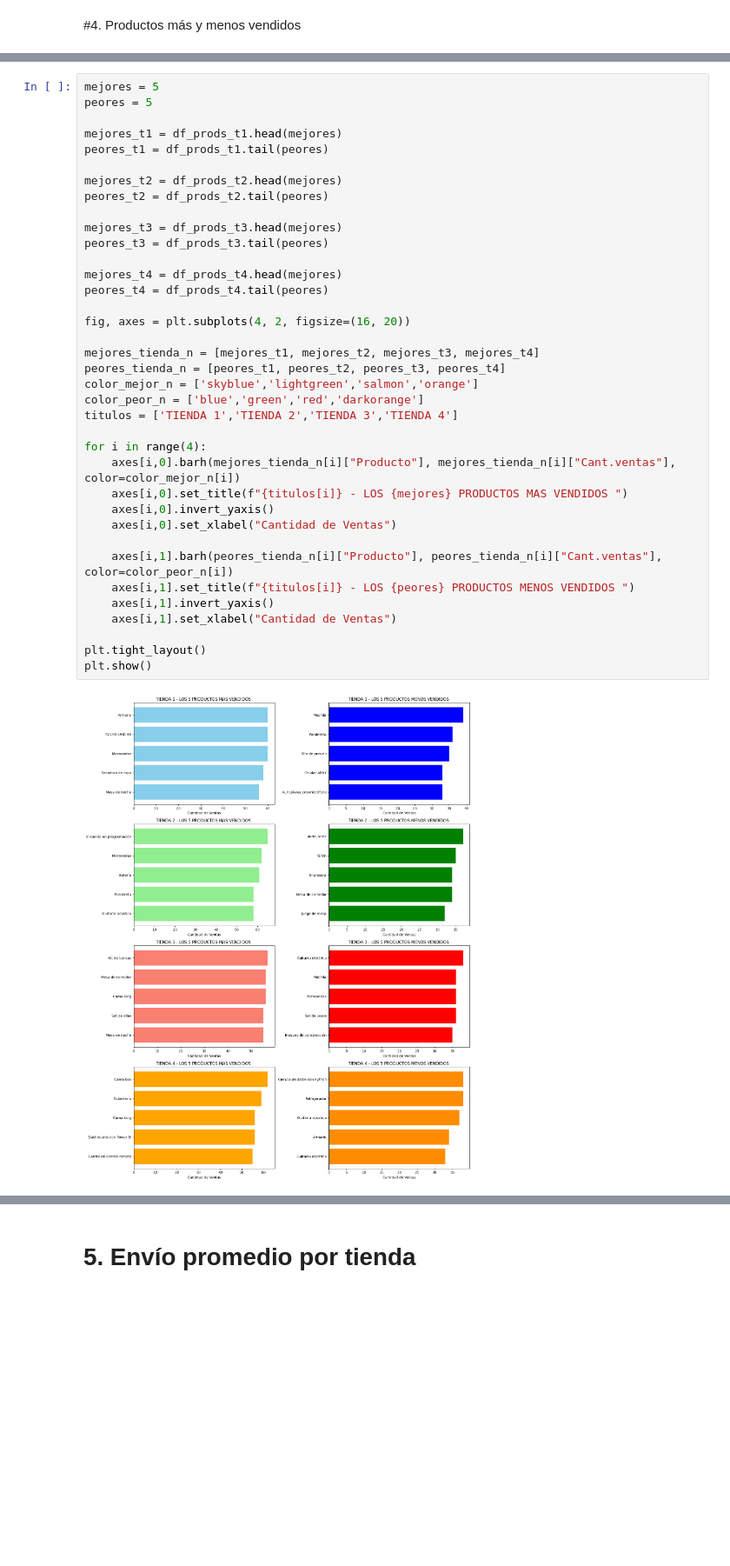
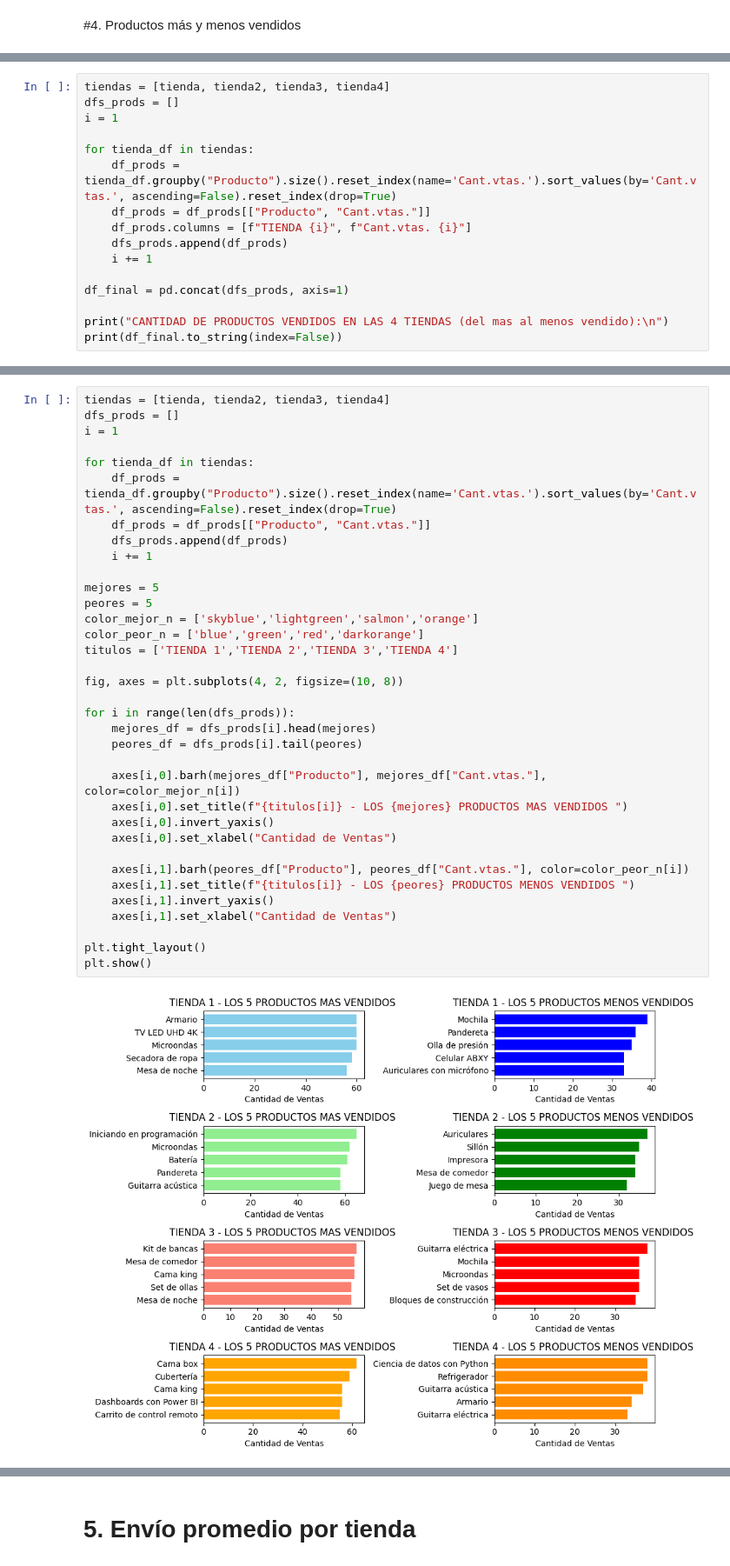
Before and after one commit to adriannr2020-commits/challenge1-data-science-latam, a Jupyter notebook: AluraStoreLatam.ipynb, the cells around one changed output, grey strips where cells are left out. Shown at 87% size. Saved outputs shown, nothing was run; the diff lists cells and outputs as text; blank space fills up the shorter version.

Commit message:
Mejora de codigo usando mas recursos. Analisis final y sugerencia

```diff
--- a/AluraStoreLatam.ipynb
+++ b/AluraStoreLatam.ipynb
@@ -303,0 +269,16 @@ Cantidad de productos vendidos en las 4 tiendas (del mas al menos vendido):
+# %%
+tiendas = [tienda, tienda2, tienda3, tienda4]
+dfs_prods = []
+i = 1
+
+for tienda_df in tiendas:
+    df_prods = tienda_df.groupby("Producto").size().reset_index(name='Cant.vtas.').sort_values(by='Cant.vtas.', ascending=False).reset_index(drop=True)
+    df_prods = df_prods[["Producto", "Cant.vtas."]]
+    df_prods.columns = [f"TIENDA {i}", f"Cant.vtas. {i}"]
+    dfs_prods.append(df_prods)
+    i += 1
+
+df_final = pd.concat(dfs_prods, axis=1)
+
+print("CANTIDAD DE PRODUCTOS VENDIDOS EN LAS 4 TIENDAS (del mas al menos vendido):\n")
+print(df_final.to_string(index=False))
@@ -375,41 +361,39 @@ plt.show()
 # %% [output]
 [figure]
 # %%
+tiendas = [tienda, tienda2, tienda3, tienda4]
+dfs_prods = []
+i = 1
+
+for tienda_df in tiendas:
+    df_prods = tienda_df.groupby("Producto").size().reset_index(name='Cant.vtas.').sort_values(by='Cant.vtas.', ascending=False).reset_index(drop=True)
+    df_prods = df_prods[["Producto", "Cant.vtas."]]
+    dfs_prods.append(df_prods)
+    i += 1
+
 mejores = 5
 peores = 5
-
-mejores_t1 = df_prods_t1.head(mejores)
-peores_t1 = df_prods_t1.tail(peores)
-
-mejores_t2 = df_prods_t2.head(mejores)
-peores_t2 = df_prods_t2.tail(peores)
-
-mejores_t3 = df_prods_t3.head(mejores)
-peores_t3 = df_prods_t3.tail(peores)
-
-mejores_t4 = df_prods_t4.head(mejores)
-peores_t4 = df_prods_t4.tail(peores)
-
-fig, axes = plt.subplots(4, 2, figsize=(16, 20))
-
-mejores_tienda_n = [mejores_t1, mejores_t2, mejores_t3, mejores_t4]
-peores_tienda_n = [peores_t1, peores_t2, peores_t3, peores_t4]
 color_mejor_n = ['skyblue','lightgreen','salmon','orange']
 color_peor_n = ['blue','green','red','darkorange']
 titulos = ['TIENDA 1','TIENDA 2','TIENDA 3','TIENDA 4']
 
-for i in range(4):
-    axes[i,0].barh(mejores_tienda_n[i]["Producto"], mejores_tienda_n[i]["Cant.ventas"], color=color_mejor_n[i])
+fig, axes = plt.subplots(4, 2, figsize=(10, 8))
+
+for i in range(len(dfs_prods)):
+    mejores_df = dfs_prods[i].head(mejores)
+    peores_df = dfs_prods[i].tail(peores)
+
+    axes[i,0].barh(mejores_df["Producto"], mejores_df["Cant.vtas."], color=color_mejor_n[i])
     axes[i,0].set_title(f"{titulos[i]} - LOS {mejores} PRODUCTOS MAS VENDIDOS ")
     axes[i,0].invert_yaxis()
     axes[i,0].set_xlabel("Cantidad de Ventas")
 
-    axes[i,1].barh(peores_tienda_n[i]["Producto"], peores_tienda_n[i]["Cant.ventas"], color=color_peor_n[i])
+    axes[i,1].barh(peores_df["Producto"], peores_df["Cant.vtas."], color=color_peor_n[i])
     axes[i,1].set_title(f"{titulos[i]} - LOS {peores} PRODUCTOS MENOS VENDIDOS ")
     axes[i,1].invert_yaxis()
     axes[i,1].set_xlabel("Cantidad de Ventas")
 
 plt.tight_layout()
 plt.show()
 # %% [output]
-[figure, old version]
+[figure, new version]
```
Also changed, not shown: parts of 24 cells of this notebook.
